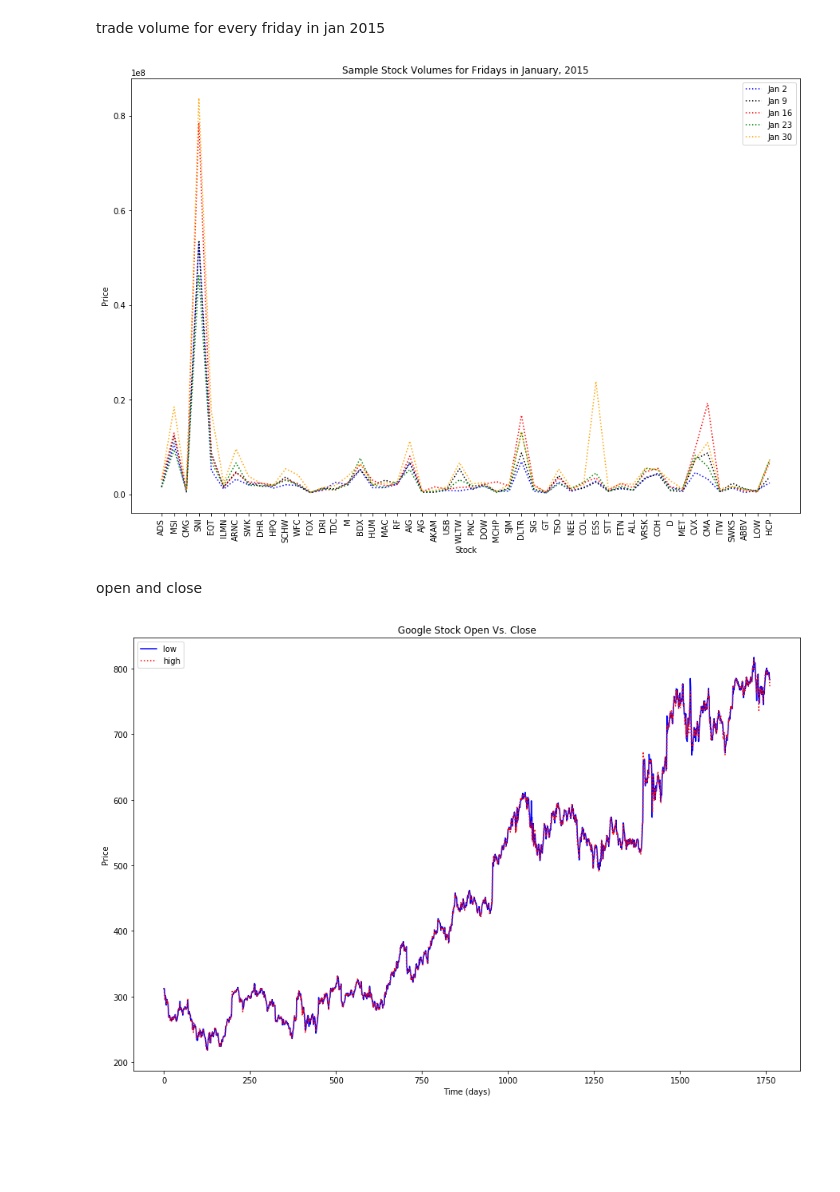
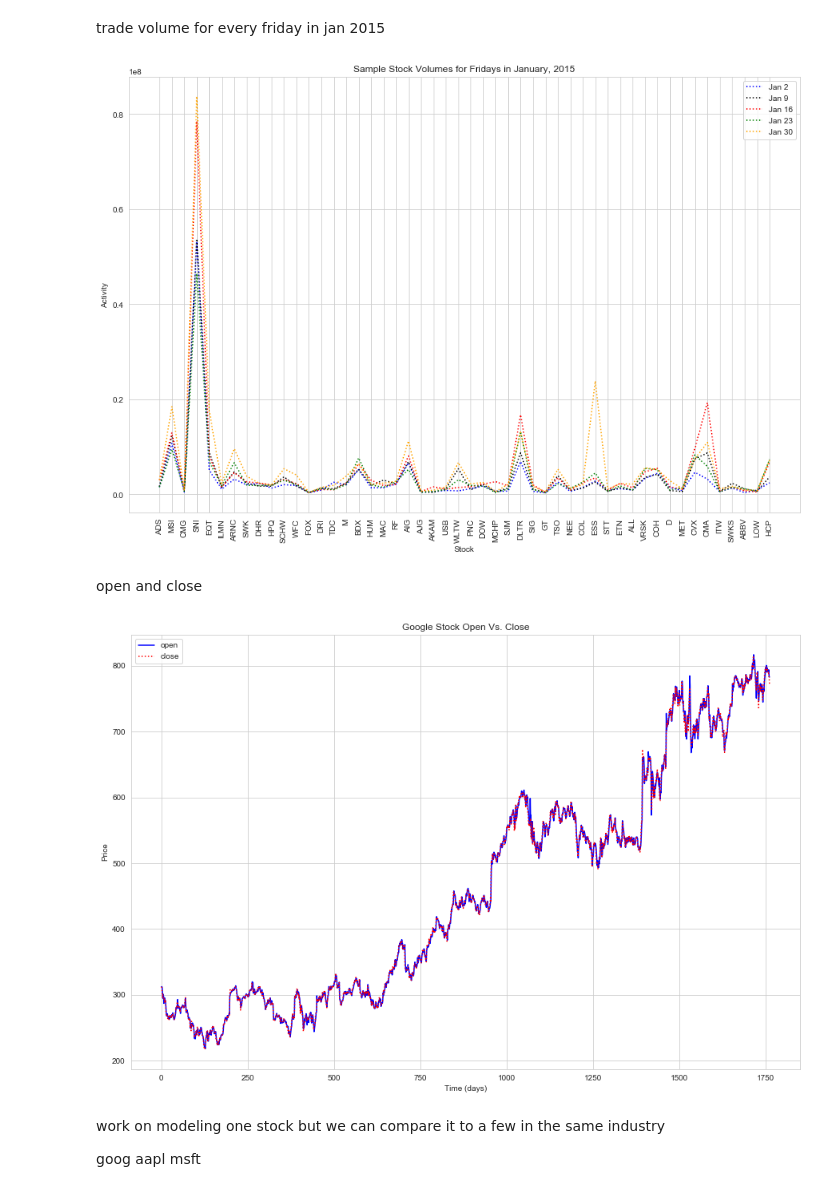
Before and after one commit to MissAle17/dsc-4-final-project-online-ds-sp-000, a Jupyter notebook: student.ipynb, the cells around one changed output. Cells and saved outputs as stored; diff of their text form; code cells hidden in the pictures; blank space fills up the shorter version.

```diff
--- a/student.ipynb
+++ b/student.ipynb
@@ -17,9 +41,12 @@ import math
 import datetime
 import os, shutil
 import matplotlib.pyplot as plt
+import seaborn as sns
 import sys
 import warnings
 warnings.filterwarnings("ignore")
+sns.set_style(style='whitegrid')
+sns.set_palette('Set1')
 # %%
 #Making new data directories
 #only run once or you will receive an error
@@ -179,27 +213,34 @@ plt.plot(stocks[:50], jan2_vol[:50],color='blue',linestyle = ':',label='Jan 2')
 plt.plot(stocks[:50], jan9_vol[:50],color='black',linestyle = ':',label='Jan 9')
 plt.plot(stocks[:50], jan16_vol[:50],color='red',linestyle = ':',label='Jan 16')
 plt.plot(stocks[:50], jan23_vol[:50],color='green',linestyle = ':',label='Jan 23')
+
 plt.plot(stocks[:50], jan30_vol[:50],color='orange',linestyle = ':',label='Jan 30')
 
 plt.xticks(stocks[:50], rotation='vertical')
 plt.title('Sample Stock Volumes for Fridays in January, 2015' )
-plt.ylabel('Price')
+plt.ylabel('Activity')
 plt.xlabel('Stock')
 plt.legend(loc='best')
 plt.show()
 # %% [output]
-[figure, old version]
+[figure, new version]
 # %% [markdown]
 open and close
 # %%
 plt.figure(figsize=(15, 10));
 
-plt.plot(df[df.symbol == 'GOOG'].open.values, color='blue',linestyle = '-', label='low')
-plt.plot(df[df.symbol == 'GOOG'].close.values, color='red',linestyle = ':', label='high')
+plt.plot(df[df.symbol == 'GOOG'].open.values, color='blue',linestyle = '-', label='open')
+plt.plot(df[df.symbol == 'GOOG'].close.values, color='red',linestyle = ':', label='close')
 plt.title('Google Stock Open Vs. Close')
 plt.xlabel('Time (days)')
 plt.ylabel('Price')
 plt.legend(loc='best')
 plt.show()
 # %% [output]
-[figure, old version]
+[figure, new version]
+# %% [markdown]
+work on modeling one stock but we can compare it to a few in the same industry
+
+goog
+aapl
+msft
```
Also changed, not shown: parts of 21 cells of this notebook, 1 other file.
